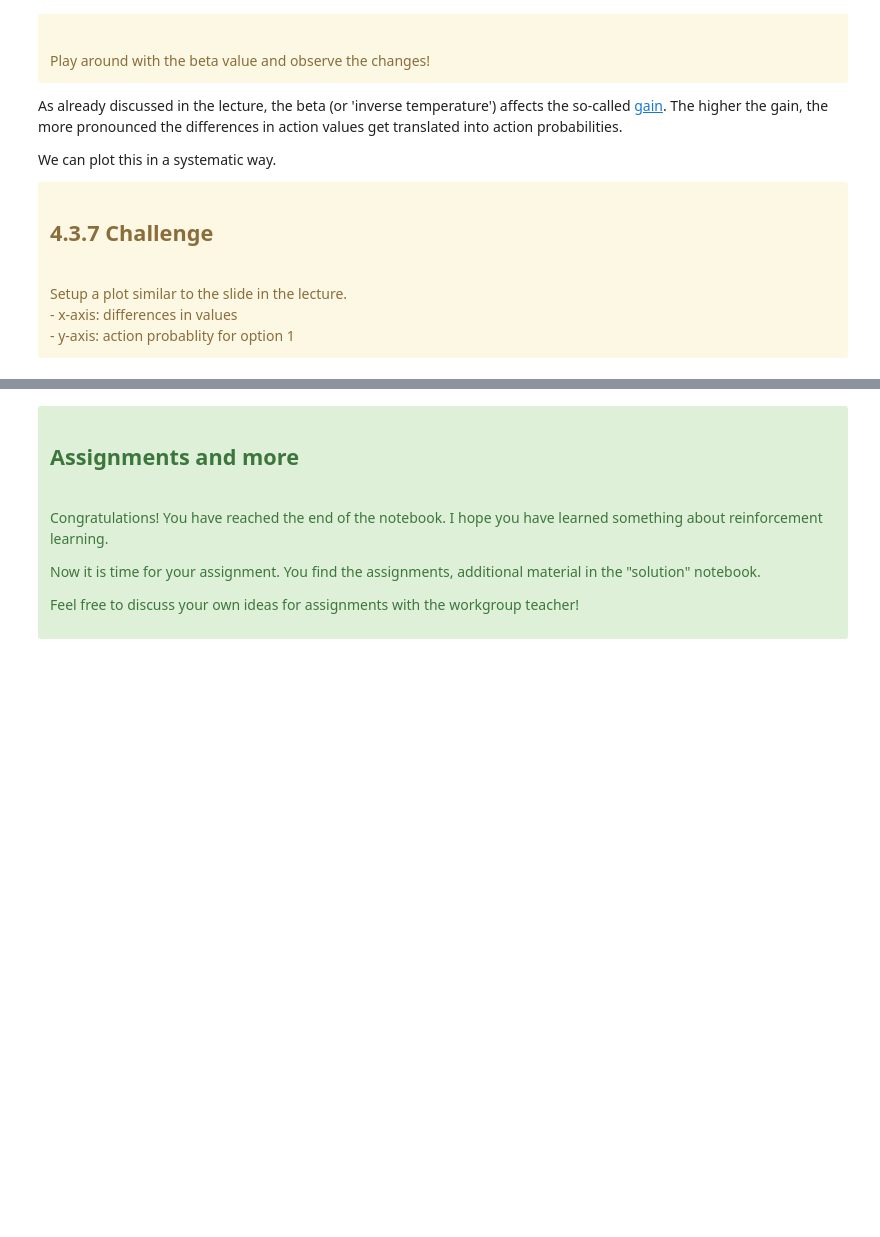
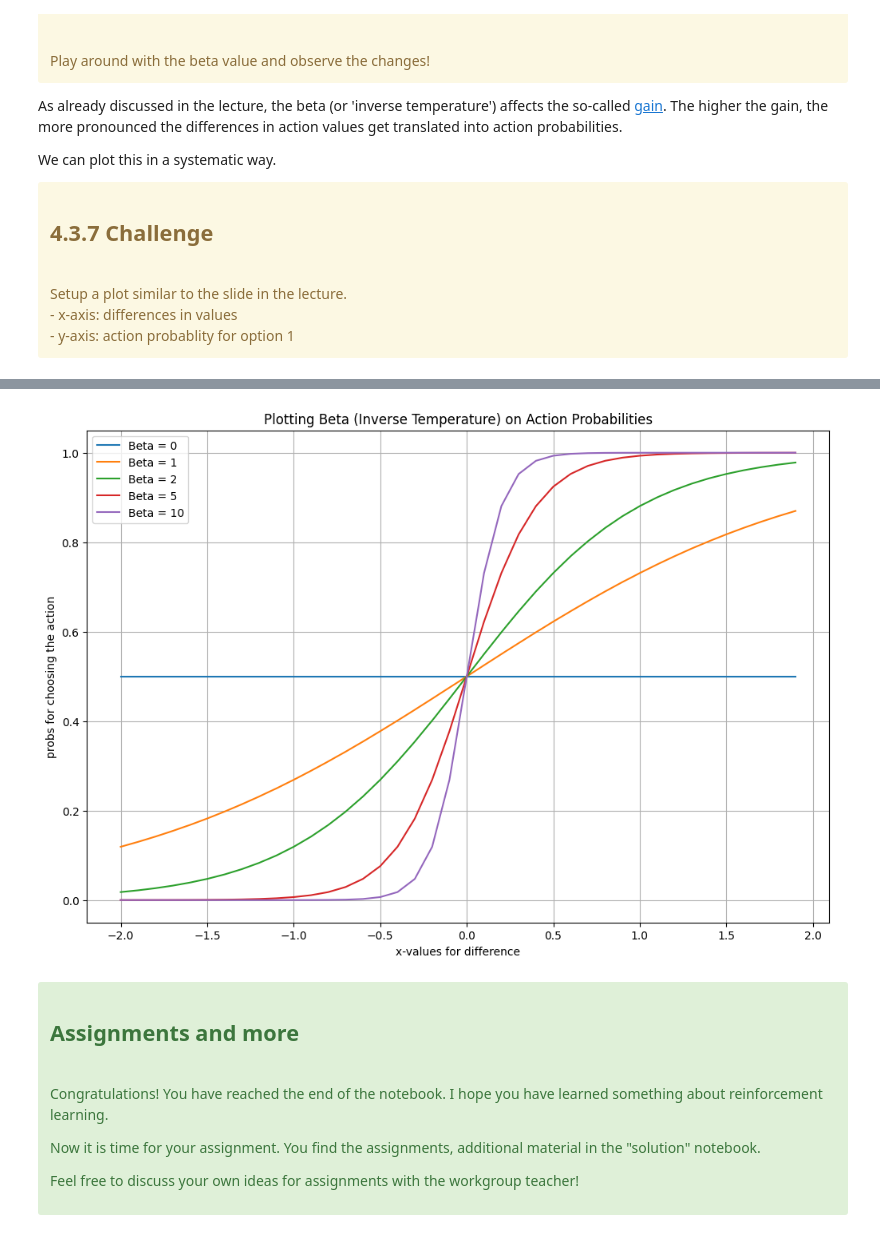
Before and after one commit to JesseK18/CM_RL, a Jupyter notebook: CM_RL-main/CogMod24_bandit_student.ipynb, the cells around one changed output, grey strips where cells are left out. Cells and saved outputs as stored; diff of their text form; code cells hidden in the pictures; blank space fills up the shorter version.

```diff
--- a/CM_RL-main/CogMod24_bandit_student.ipynb
+++ b/CM_RL-main/CogMod24_bandit_student.ipynb
@@ -576,9 +576,19 @@ Setup a plot similar to the slide in the lecture.<br>
 
 </div>
 # %%
+# softmax for difference reduces to +1 bcs of exp(0) = 1
+def softmaxdiff(x,beta):
+    prob = np.exp(beta * x) / (np.exp(beta * x) + 1)
+    return action, prob
+
 betas = [0,1,2,5,10]
 x = np.arange(-2,2,0.1)
+print(x)
 
-all_probs = np.empty((len(betas),len(x)))
+# all_probs = np.empty((len(betas),len(x)))
+all_probs = np.empty((len(betas), len(x)))
 
 ## TODO: calculate action probabilities for each [beta,x] pair
+for i, beta in enumerate(betas):
+    _ , all_probs[i, :] = softmaxdiff(x,beta)
+    #_, all_probs[i, :] = action_softm(x,beta)
@@ -585,5 +606,18 @@ all_probs = np.empty((len(betas),len(x)))
 # %%
 ## Your code here: Plot the results
+# create graph of 0,0
+plt.figure(figsize=(12, 8))
+for i, beta in enumerate(betas):
+    plt.plot(x, all_probs[i, :], label=f'Beta = {beta}')
+
+plt.xlabel('x-values for difference')
+plt.ylabel('probs for choosing the action')
+plt.title('Plotting Beta (Inverse Temperature) on Action Probabilities')
+plt.legend()
+plt.grid(True)
+plt.show()
+# %% [output]
+[figure, added]
 # %% [markdown]
 <div class="alert alert-success" role="alert">
 <h2> Assignments and more </h2><br>
```
Also changed, not shown: parts of 2 cells of this notebook.
